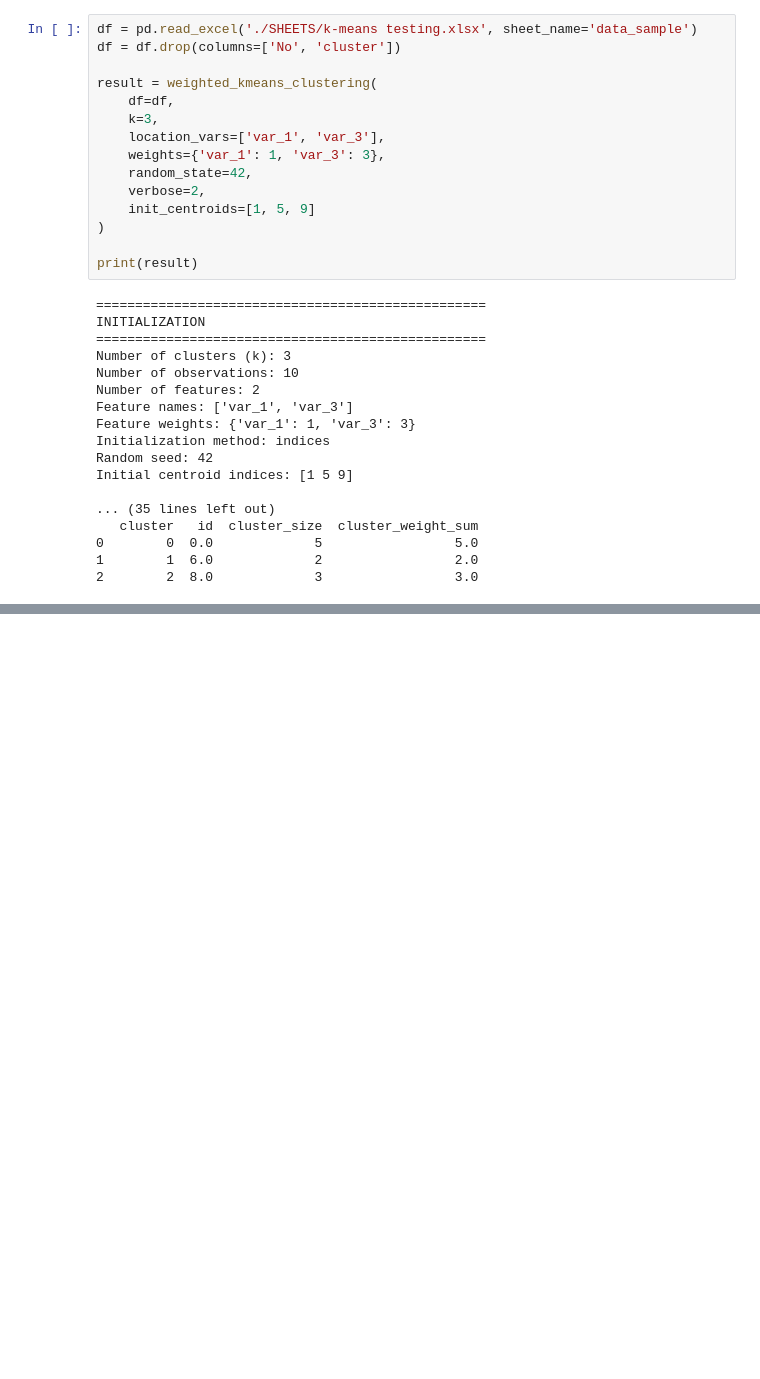
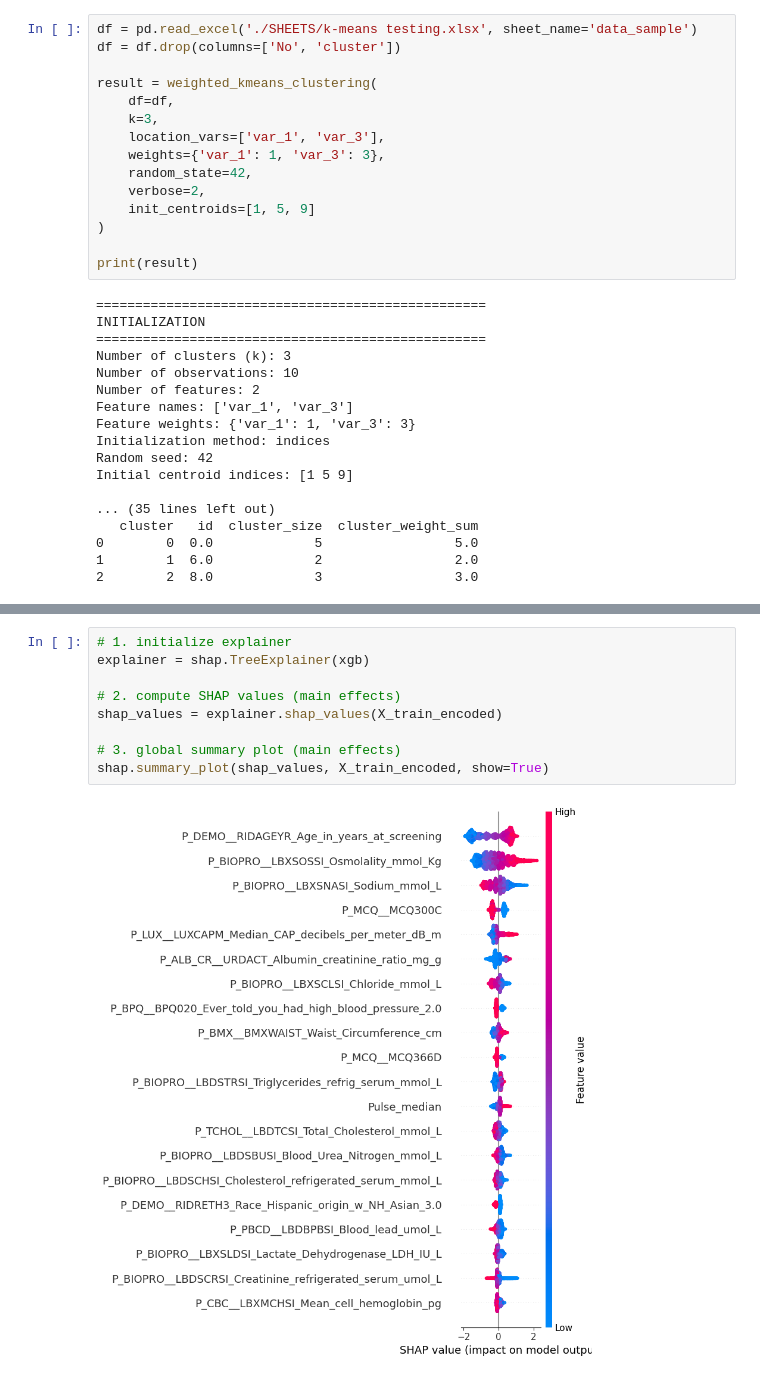
Before and after one commit to DVDMVN/CSE881_PROJ, a Jupyter notebook: G_SAMPLING.ipynb, the cells around one changed output, grey strips where cells are left out. Drawn from its saved outputs; the diff is of its cells as text; blank space fills up the shorter version.

```diff
--- a/G_SAMPLING.ipynb
+++ b/G_SAMPLING.ipynb
@@ -253,0 +360,11 @@ Initial centroid indices: [1 5 9]
+# %%
+# 1. initialize explainer
+explainer = shap.TreeExplainer(xgb)
+
+# 2. compute SHAP values (main effects)
+shap_values = explainer.shap_values(X_train_encoded)
+
+# 3. global summary plot (main effects)
+shap.summary_plot(shap_values, X_train_encoded, show=True)
+# %% [output]
+[figure, added]
```
Also changed, not shown: parts of 6 cells of this notebook.
